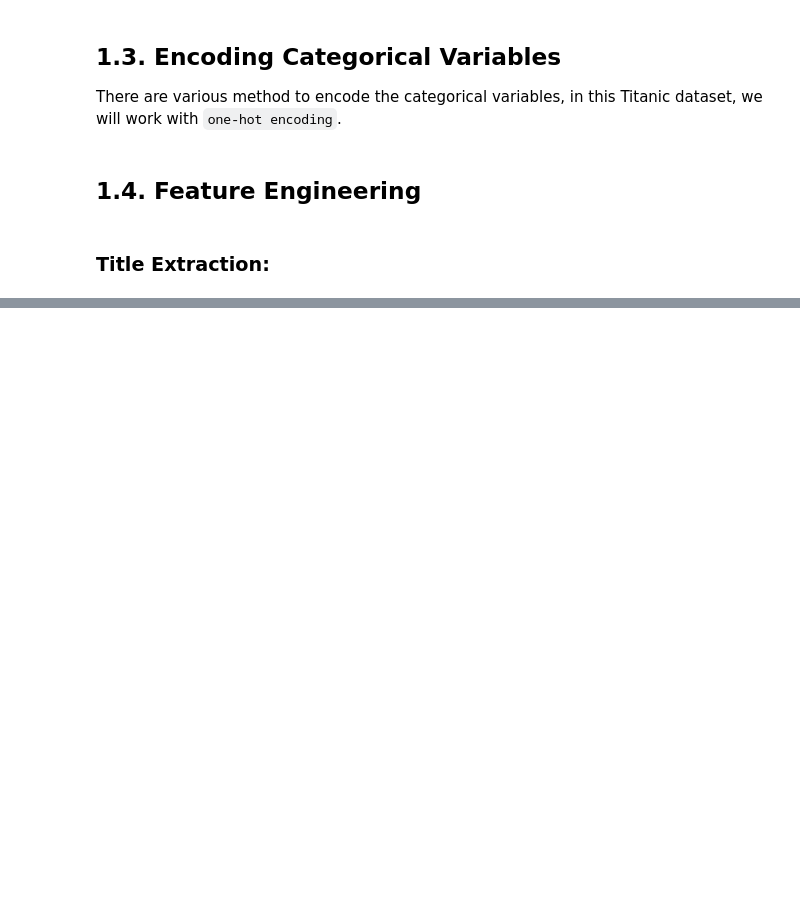
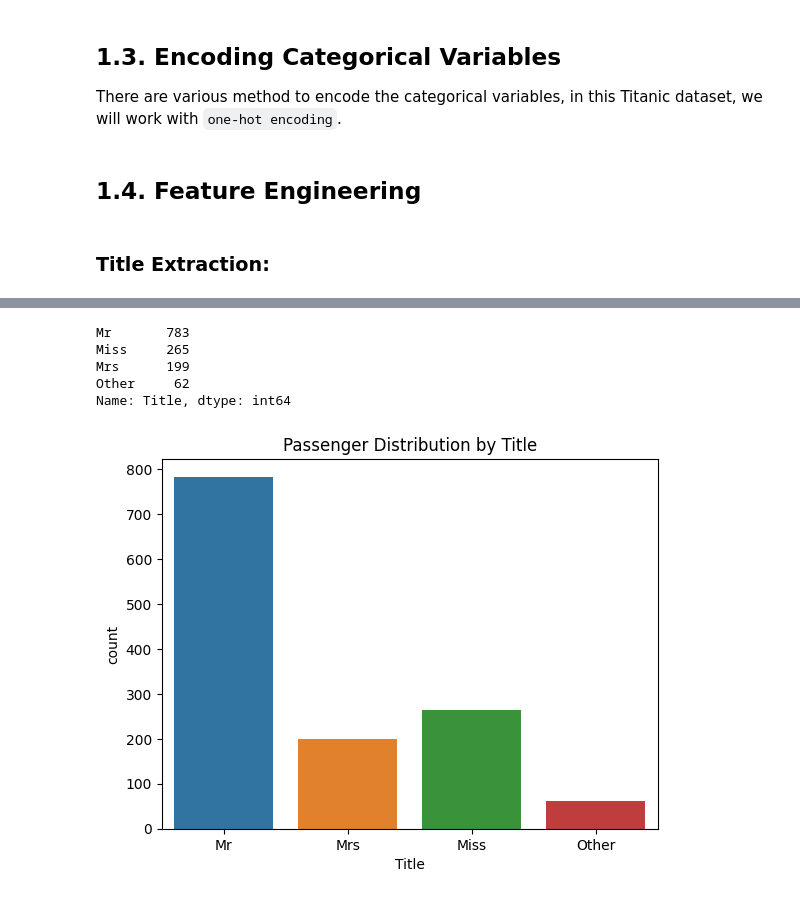
Before and after one commit to vanle2000/Titanic_EDA-and-Survival-Prediction, a Jupyter notebook: Titanic_Disaster.ipynb, the cells around one changed output, grey strips where cells are left out. Saved outputs shown, nothing was run; the diff lists cells and outputs as text; code cells hidden in the pictures; blank space fills up the shorter version.

```diff
--- a/Titanic_Disaster.ipynb
+++ b/Titanic_Disaster.ipynb
@@ -127,0 +110,36 @@ titanic_df.head(5)
+# %%
+def extract_title(Name):
+  try:
+    title_pattern = r", \s*([^\.]*)\."
+    return re.search(title_pattern, str(Name)).group(1)
+  except:
+    return "Unknown"
+
+titanic_df['Title'] = titanic_df['Name'].apply(extract_title)
+
+
+def title_group(df):
+    df['Title'] = df['Title'].replace(['Jonkheer', 'Don', 'Sir', 'Capt', 'Col', 'Major', 'Rev', 'Dr'], 'Mr')
+    df['Title'] = df['Title'].replace(['Mme', 'the Countess'], 'Mrs')
+    df['Title'] = df['Title'].replace(['Lady', 'Ms', 'Mlle'], 'Miss')
+    df['Title'] = df['Title'].apply(lambda x: x if x in ['Mr', 'Miss', 'Mrs'] else 'Other')
+
+    return df
+
+titanic_df = title_group(titanic_df)
+# %%
+# Group by title and get the count
+titanic_df['Title'].value_counts()
+# %% [output]
+Mr       783
+Miss     265
+Mrs      199
+Other     62
+Name: Title, dtype: int64
+# %%
+# Bar plot to visualize the distribution of passengers by title
+sns.countplot(x='Title', data=titanic_df)
+plt.title('Passenger Distribution by Title')
+plt.show()
+# %% [output]
+[figure, added]
```
Also changed, not shown: parts of 3 cells of this notebook.
